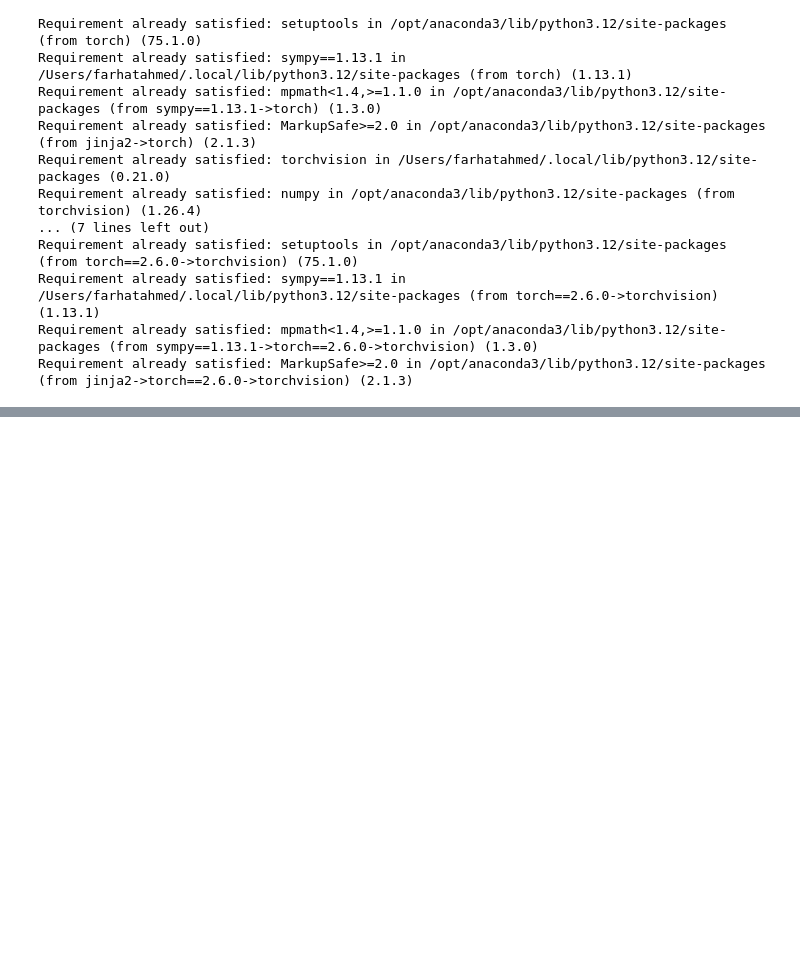
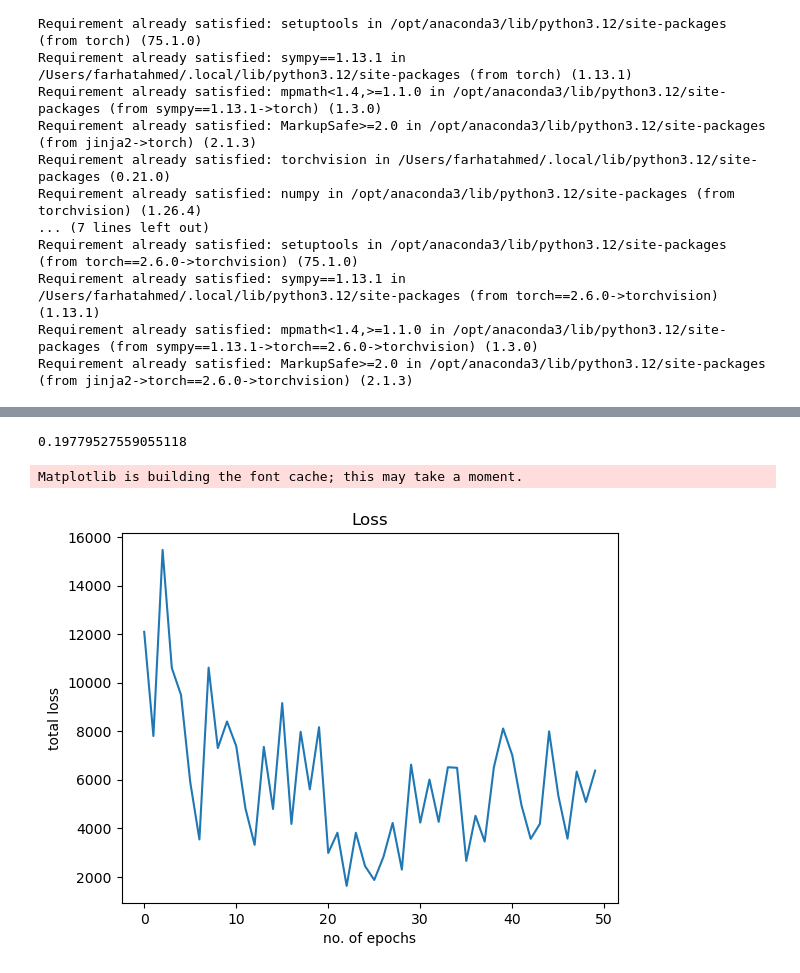
Before and after one commit to ahmedCoder12424/Age-Detector, a Jupyter notebook: Logistic_Regression.ipynb, the cells around one changed output, grey strips where cells are left out. Drawn from its saved outputs; the diff is of its cells as text; code cells hidden in the pictures; blank space fills up the shorter version.

```diff
--- a/Logistic_Regression.ipynb
+++ b/Logistic_Regression.ipynb
@@ -114,0 +117,15 @@ for images, labels in loader_train:
+# %%
+print(sum(acc)/len(acc))
+# %% [output]
+0.19779527559055118
+# %%
+import matplotlib.pyplot as plt
+
+plt.plot(Loss)
+plt.xlabel("no. of epochs")
+plt.ylabel("total loss")
+plt.title("Loss")
+plt.show()
+# %% [output]
+Matplotlib is building the font cache; this may take a moment.
+[figure, added]
```
Also changed, not shown: parts of 3 cells of this notebook.
